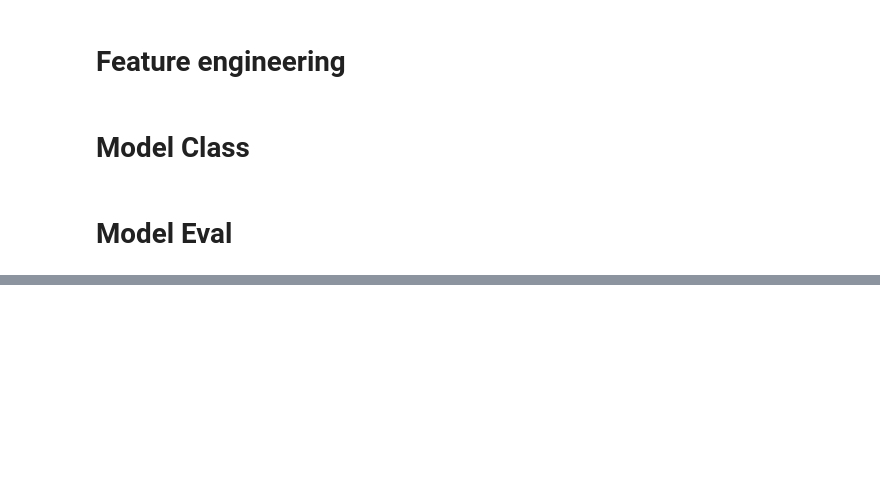
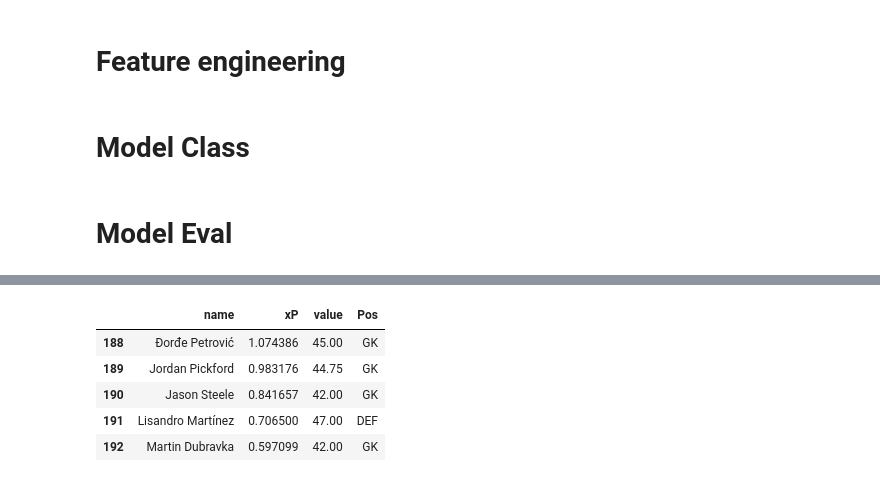
Before and after one commit to ofraley24/FPL, a Jupyter notebook: xfantasy.ipynb, the cells around one changed output, grey strips where cells are left out. Saved outputs shown, nothing was run; the diff lists cells and outputs as text; code cells hidden in the pictures; blank space fills up the shorter version.

```diff
--- a/xfantasy.ipynb
+++ b/xfantasy.ipynb
@@ -347 +376,10 @@ pred = best_model.predictions('MID', 21)
+# %%
+player_predictions.tail()
+# %% [output]
+|  | name | xP | value | Pos |
+| 188 | Đorđe Petrović | 1.074386 | 45.00 | GK |
+| 189 | Jordan Pickford | 0.983176 | 44.75 | GK |
+| 190 | Jason Steele | 0.841657 | 42.00 | GK |
+| 191 | Lisandro Martínez | 0.706500 | 47.00 | DEF |
+| 192 | Martin Dubravka | 0.597099 | 42.00 | GK |
 # %%
```
Also changed, not shown: parts of 17 cells of this notebook.
